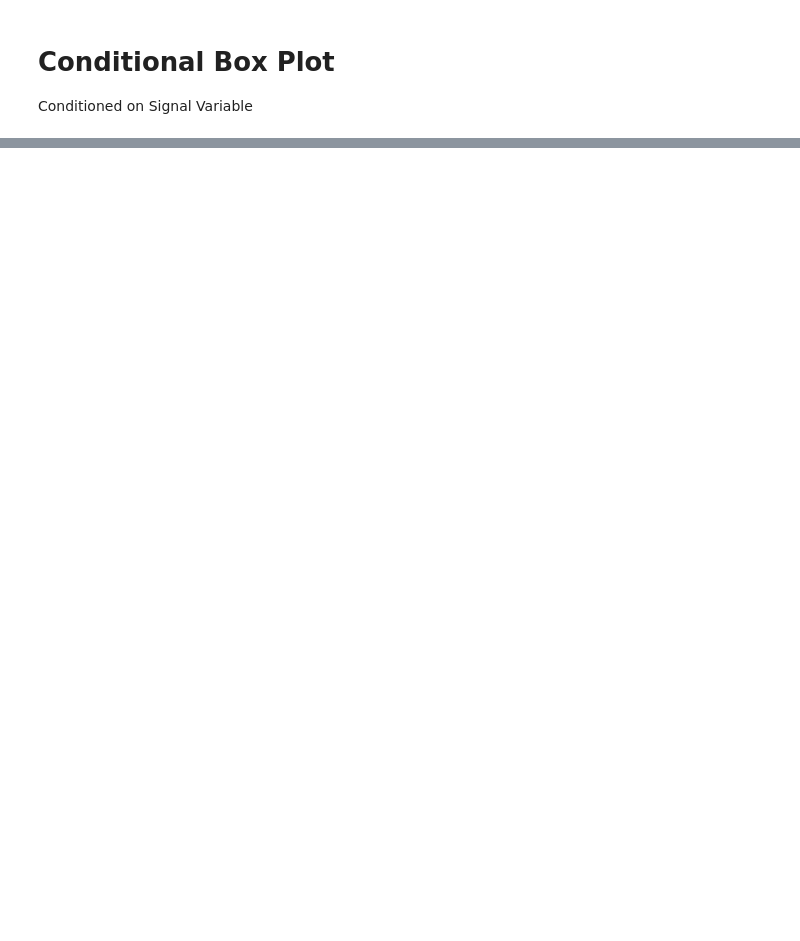
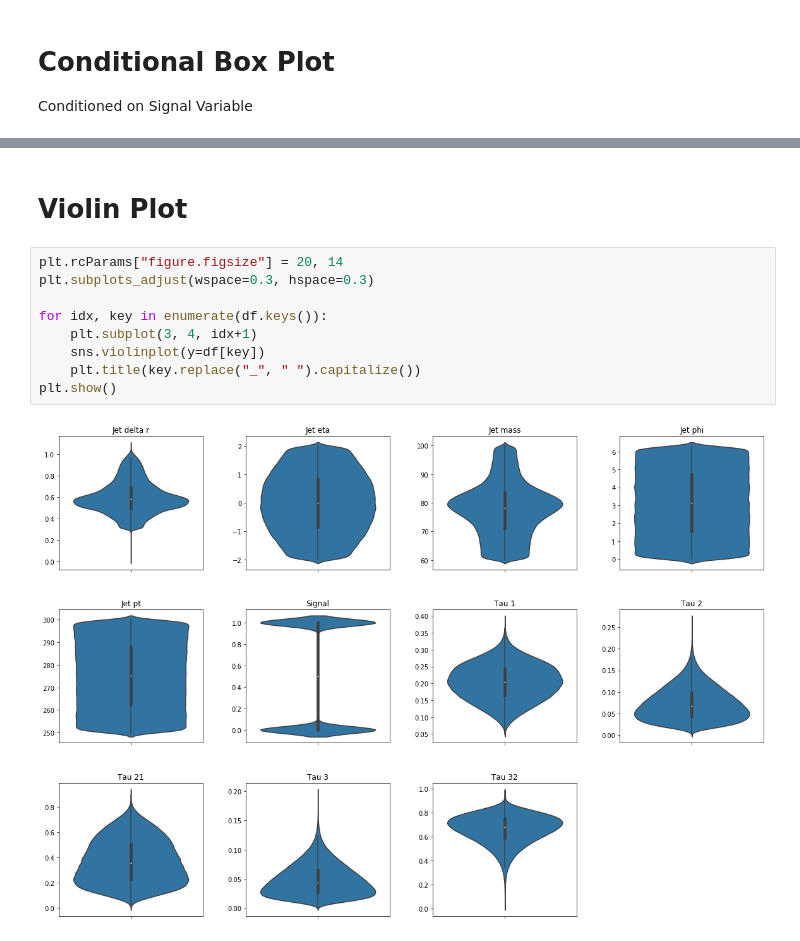
Before and after one commit to itsayushthada/Particle-Physics-Experiments, a Jupyter notebook: LAGAN/Analysis/EDA.ipynb, the cells around one changed output, grey strips where cells are left out. Drawn from its saved outputs; the diff is of its cells as text; blank space fills up the shorter version.

```diff
--- a/LAGAN/Analysis/EDA.ipynb
+++ b/LAGAN/Analysis/EDA.ipynb
@@ -166,0 +156,13 @@ plt.show()
+# %% [markdown]
+# Violin Plot
+# %%
+plt.rcParams["figure.figsize"] = 20, 14
+plt.subplots_adjust(wspace=0.3, hspace=0.3)
+
+for idx, key in enumerate(df.keys()):
+    plt.subplot(3, 4, idx+1)
+    sns.violinplot(y=df[key])
+    plt.title(key.replace("_", " ").capitalize())
+plt.show()
+# %% [output]
+[figure, added]
```
Also changed, not shown: parts of 7 cells of this notebook.
